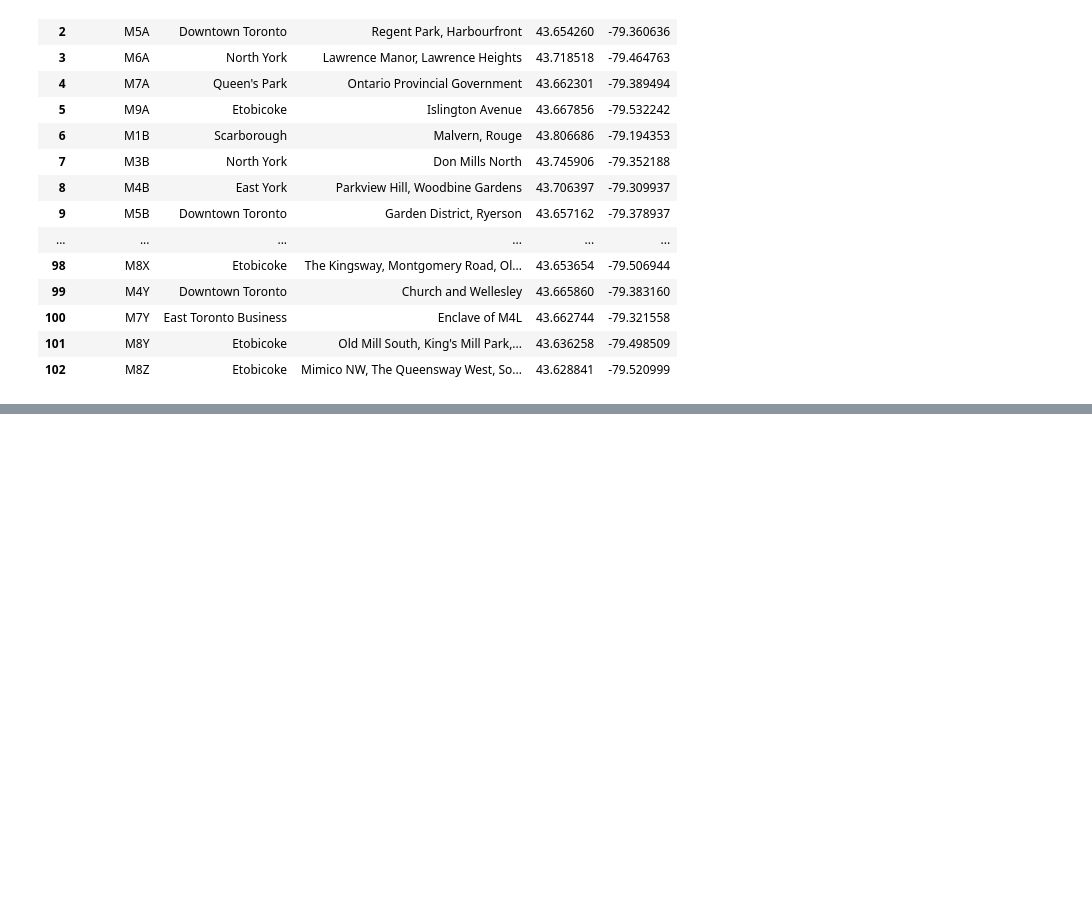
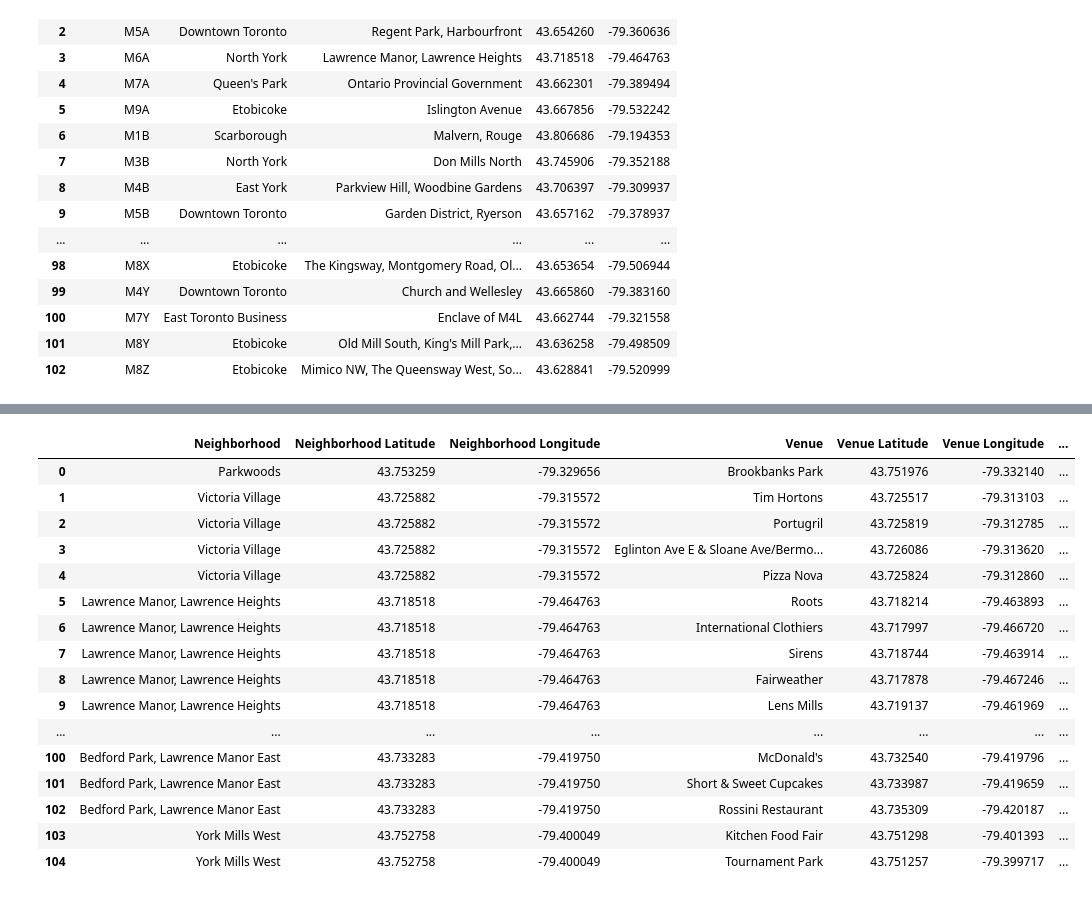
Before and after one commit to vkswami1984/Coursera_Capstone, a Jupyter notebook: master/Segmenting and Clustering Neighbourhood Data.ipynb, the cells around one changed output, grey strips where cells are left out. Saved outputs shown, nothing was run; the diff lists cells and outputs as text; code cells hidden in the pictures; blank space fills up the shorter version.

```diff
--- a/master/Segmenting and Clustering Neighbourhood Data.ipynb
+++ b/master/Segmenting and Clustering Neighbourhood Data.ipynb
@@ -129,0 +221,37 @@ df1.merge(df2, on="Postal Code", how="left")
+# %%
+def getNearbyVenues(names, latitudes, longitudes, radius=250):
+
+    venues_list=[]
+    for name, lat, lng in zip(names, latitudes, longitudes):
+        print(name)
+
+        url = 'https://api.foursquare.com/v2/venues/explore?&client_id={}&client_secret={}&v={}&ll={},{}&radius={}&limit={}'.format(
+            CLIENT_ID,
+            CLIENT_SECRET,
+            VERSION,
+            lat,
+            lng,
+            radius,
+            LIMIT)
+
+        results = requests.get(url).json()["response"]['groups'][0]['items']
+
+        venues_list.append([(
+            name,
+            lat,
+            lng,
+            v['venue']['name'],
+            v['venue']['location']['lat'],
+            v['venue']['location']['lng'],
+            v['venue']['categories'][0]['name']) for v in results])
+
+    nearby_venues = pd.DataFrame([item for venue_list in venues_list for item in venue_list])
+    nearby_venues.columns = ['Neighborhood',
+                  'Neighborhood Latitude',
+                  'Neighborhood Longitude',
+                  'Venue',
+                  'Venue Latitude',
+                  'Venue Longitude',
+                  'Venue Category']
+
+    return(nearby_venues)
@@ -129,0 +281,20 @@ df1.merge(df2, on="Postal Code", how="left")
+# %%
+york_venues
+# %% [output]
+|  | Neighborhood | Neighborhood Latitude | Neighborhood Longitude | Venue | Venue Latitude | Venue Longitude | ... |
+| 0 | Parkwoods | 43.753259 | -79.329656 | Brookbanks Park | 43.751976 | -79.332140 | ... |
+| 1 | Victoria Village | 43.725882 | -79.315572 | Tim Hortons | 43.725517 | -79.313103 | ... |
+| 2 | Victoria Village | 43.725882 | -79.315572 | Portugril | 43.725819 | -79.312785 | ... |
+| 3 | Victoria Village | 43.725882 | -79.315572 | Eglinton Ave E & Sloane Ave/Bermo... | 43.726086 | -79.313620 | ... |
+| 4 | Victoria Village | 43.725882 | -79.315572 | Pizza Nova | 43.725824 | -79.312860 | ... |
+| 5 | Lawrence Manor, Lawrence Heights | 43.718518 | -79.464763 | Roots | 43.718214 | -79.463893 | ... |
+| 6 | Lawrence Manor, Lawrence Heights | 43.718518 | -79.464763 | International Clothiers | 43.717997 | -79.466720 | ... |
+| 7 | Lawrence Manor, Lawrence Heights | 43.718518 | -79.464763 | Sirens | 43.718744 | -79.463914 | ... |
+| 8 | Lawrence Manor, Lawrence Heights | 43.718518 | -79.464763 | Fairweather | 43.717878 | -79.467246 | ... |
+| 9 | Lawrence Manor, Lawrence Heights | 43.718518 | -79.464763 | Lens Mills | 43.719137 | -79.461969 | ... |
+| ... | ... | ... | ... | ... | ... | ... | ... |
+| 100 | Bedford Park, Lawrence Manor East | 43.733283 | -79.419750 | McDonald's | 43.732540 | -79.419796 | ... |
+| 101 | Bedford Park, Lawrence Manor East | 43.733283 | -79.419750 | Short & Sweet Cupcakes | 43.733987 | -79.419659 | ... |
+| 102 | Bedford Park, Lawrence Manor East | 43.733283 | -79.419750 | Rossini Restaurant | 43.735309 | -79.420187 | ... |
+| 103 | York Mills West | 43.752758 | -79.400049 | Kitchen Food Fair | 43.751298 | -79.401393 | ... |
+| 104 | York Mills West | 43.752758 | -79.400049 | Tournament Park | 43.751257 | -79.399717 | ... |
```
Also changed, not shown: parts of 39 cells of this notebook.
